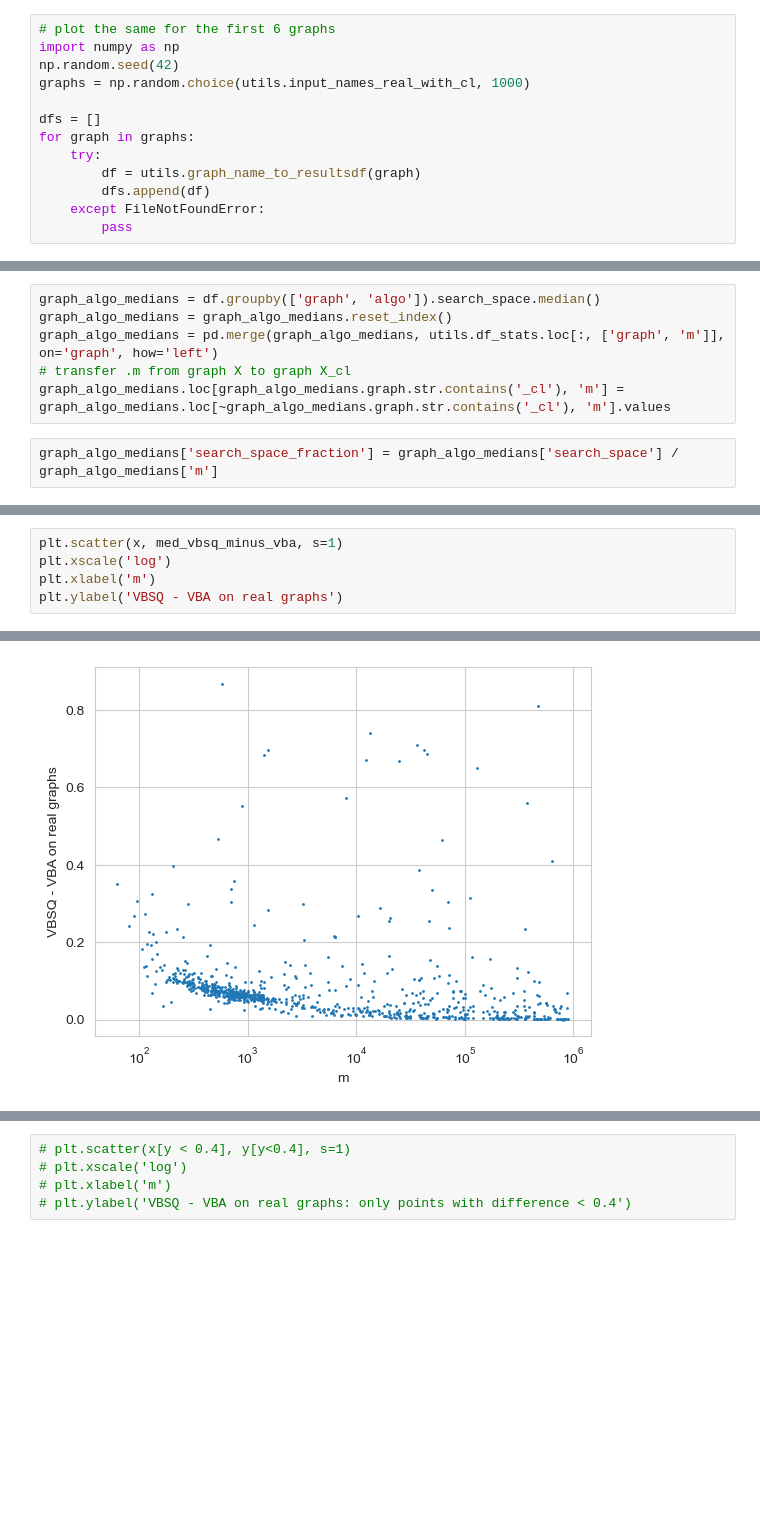
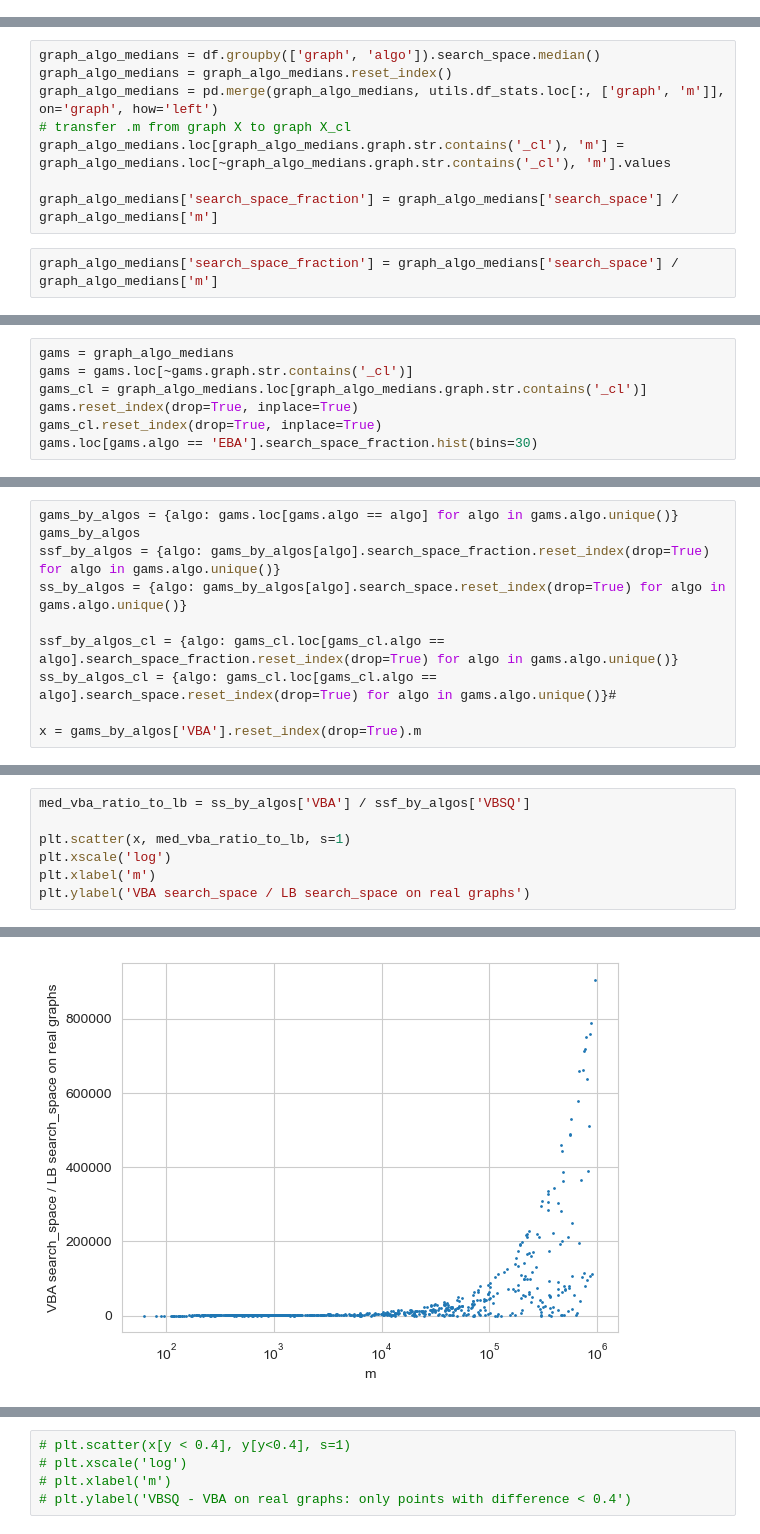
Before and after one commit to BenjiDayan/bibfs, a Jupyter notebook: real_fake_vis.ipynb, the cells around one changed output, grey strips where cells are left out. Drawn from its saved outputs; the diff is of its cells as text; blank space fills up the shorter version.

```diff
--- a/real_fake_vis.ipynb
+++ b/real_fake_vis.ipynb
@@ -45,13 +140,0 @@ df.loc[(df.algo == 'VBA') & (~df.graph.str.contains('_cl')),
-# %%
-# plot the same for the first 6 graphs
-import numpy as np
-np.random.seed(42)
-graphs = np.random.choice(utils.input_names_real_with_cl, 1000)
-
-dfs = []
-for graph in graphs:
-    try:
-        df = utils.graph_name_to_resultsdf(graph)
-        dfs.append(df)
-    except FileNotFoundError:
-        pass
@@ -71,6 +144,8 @@ graph_algo_medians = graph_algo_medians.reset_index()
 graph_algo_medians = pd.merge(graph_algo_medians, utils.df_stats.loc[:, ['graph', 'm']], on='graph', how='left')
 # transfer .m from graph X to graph X_cl
 graph_algo_medians.loc[graph_algo_medians.graph.str.contains('_cl'), 'm'] = graph_algo_medians.loc[~graph_algo_medians.graph.str.contains('_cl'), 'm'].values
+
+graph_algo_medians['search_space_fraction'] = graph_algo_medians['search_space'] / graph_algo_medians['m']
 # %%
 graph_algo_medians['search_space_fraction'] = graph_algo_medians['search_space'] / graph_algo_medians['m']
 # %%
@@ -133,0 +171,7 @@ x = foo_by_algos['VBA'].reset_index(drop=True).m[idx_by_size]
+# %%
+gams = graph_algo_medians
+gams = gams.loc[~gams.graph.str.contains('_cl')]
+gams_cl = graph_algo_medians.loc[graph_algo_medians.graph.str.contains('_cl')]
+gams.reset_index(drop=True, inplace=True)
+gams_cl.reset_index(drop=True, inplace=True)
+gams.loc[gams.algo == 'EBA'].search_space_fraction.hist(bins=30)
@@ -133,0 +196,10 @@ x = foo_by_algos['VBA'].reset_index(drop=True).m[idx_by_size]
+# %%
+gams_by_algos = {algo: gams.loc[gams.algo == algo] for algo in gams.algo.unique()}
+gams_by_algos
+ssf_by_algos = {algo: gams_by_algos[algo].search_space_fraction.reset_index(drop=True) for algo in gams.algo.unique()}
+ss_by_algos = {algo: gams_by_algos[algo].search_space.reset_index(drop=True) for algo in gams.algo.unique()}
+
+ssf_by_algos_cl = {algo: gams_cl.loc[gams_cl.algo == algo].search_space_fraction.reset_index(drop=True) for algo in gams.algo.unique()}
+ss_by_algos_cl = {algo: gams_cl.loc[gams_cl.algo == algo].search_space.reset_index(drop=True) for algo in gams.algo.unique()}#
+
+x = gams_by_algos['VBA'].reset_index(drop=True).m
@@ -134,8 +693,10 @@ x = foo_by_algos['VBA'].reset_index(drop=True).m[idx_by_size]
 # %%
-plt.scatter(x, med_vbsq_minus_vba, s=1)
+med_vba_ratio_to_lb = ss_by_algos['VBA'] / ssf_by_algos['VBSQ']
+
+plt.scatter(x, med_vba_ratio_to_lb, s=1)
 plt.xscale('log')
 plt.xlabel('m')
-plt.ylabel('VBSQ - VBA on real graphs')
+plt.ylabel('VBA search_space / LB search_space on real graphs')
 # %% [output]
 <matplotlib.collections.PathCollection at 0x...>
 Text(0.5, 0, 'm')
@@ -143 +704 @@ Text(0, 0.5, 'VBSQ - VBA on real graphs')
-[figure, old version]
+[figure, new version]
```
Also changed, not shown: parts of 39 cells of this notebook, 9 other files.
